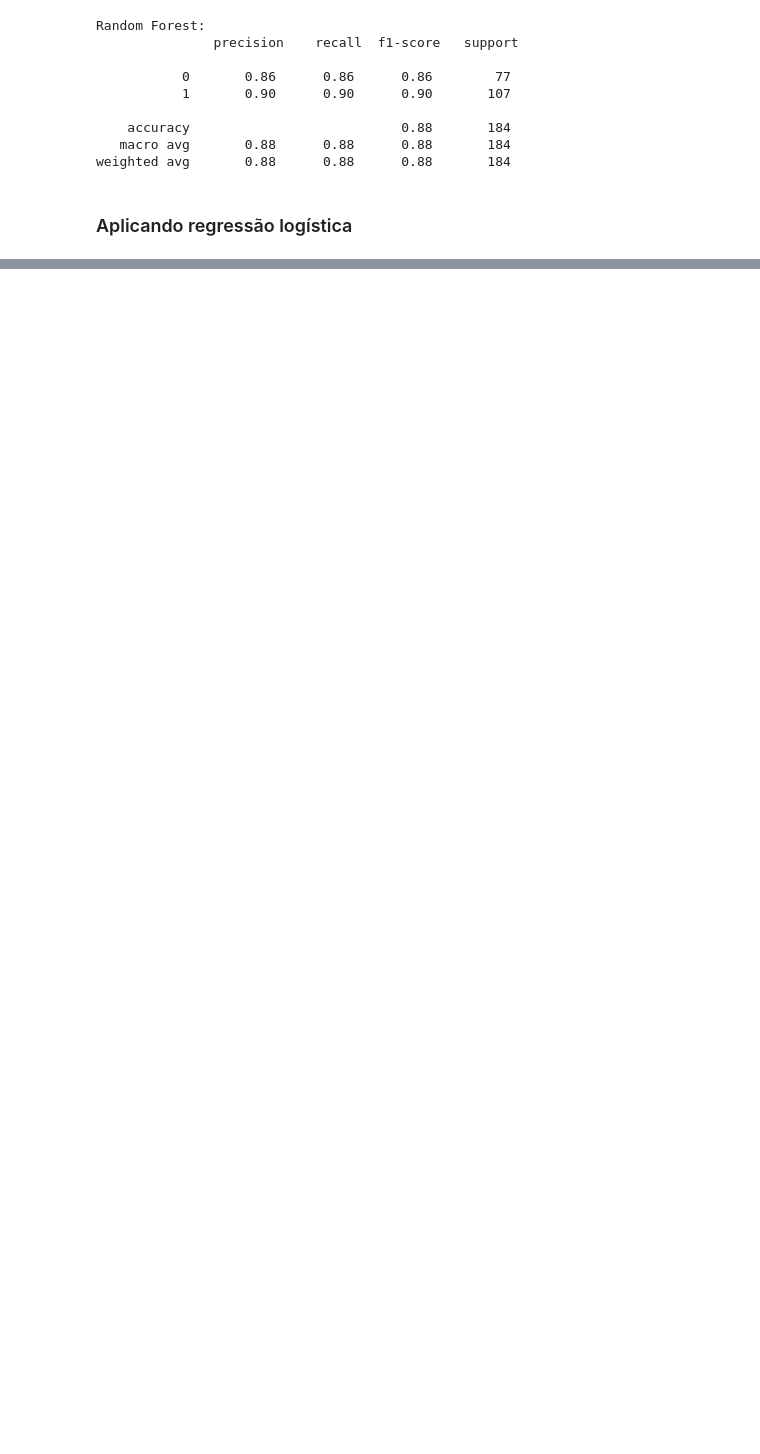
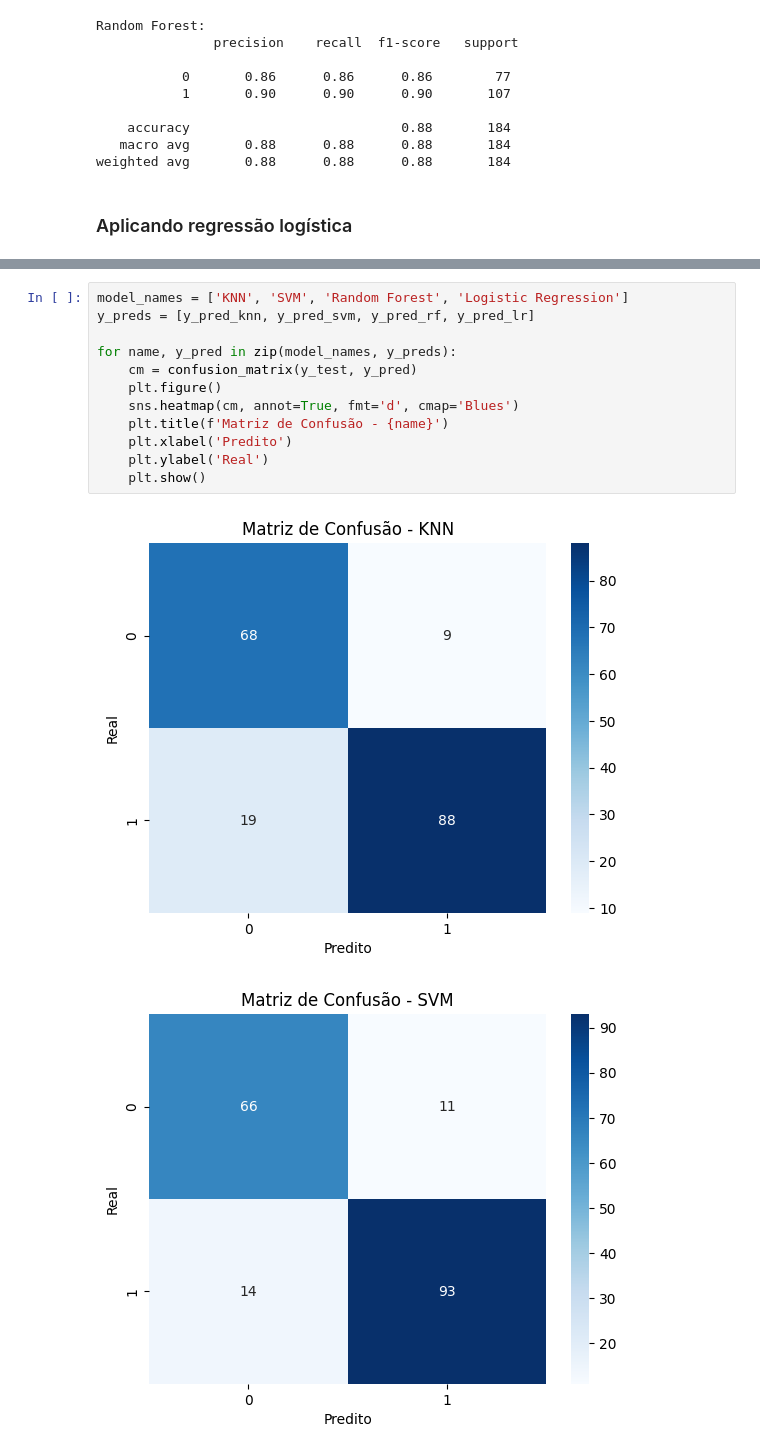
Before and after one commit to DennisGabriel-Dev/Estudo-de-caso-AM, a Jupyter notebook: Heart.ipynb, the cells around one changed output, grey strips where cells are left out. Drawn from its saved outputs; the diff is of its cells as text; blank space fills up the shorter version.

```diff
--- a/Heart.ipynb
+++ b/Heart.ipynb
@@ -120,0 +298,15 @@ Name: proportion, dtype: float64
+# %%
+model_names = ['KNN', 'SVM', 'Random Forest', 'Logistic Regression']
+y_preds = [y_pred_knn, y_pred_svm, y_pred_rf, y_pred_lr]
+
+for name, y_pred in zip(model_names, y_preds):
+    cm = confusion_matrix(y_test, y_pred)
+    plt.figure()
+    sns.heatmap(cm, annot=True, fmt='d', cmap='Blues')
+    plt.title(f'Matriz de Confusão - {name}')
+    plt.xlabel('Predito')
+    plt.ylabel('Real')
+    plt.show()
+# %% [output]
+[figure, added]
+[figure, added]
```
Also changed, not shown: parts of 41 cells of this notebook.
